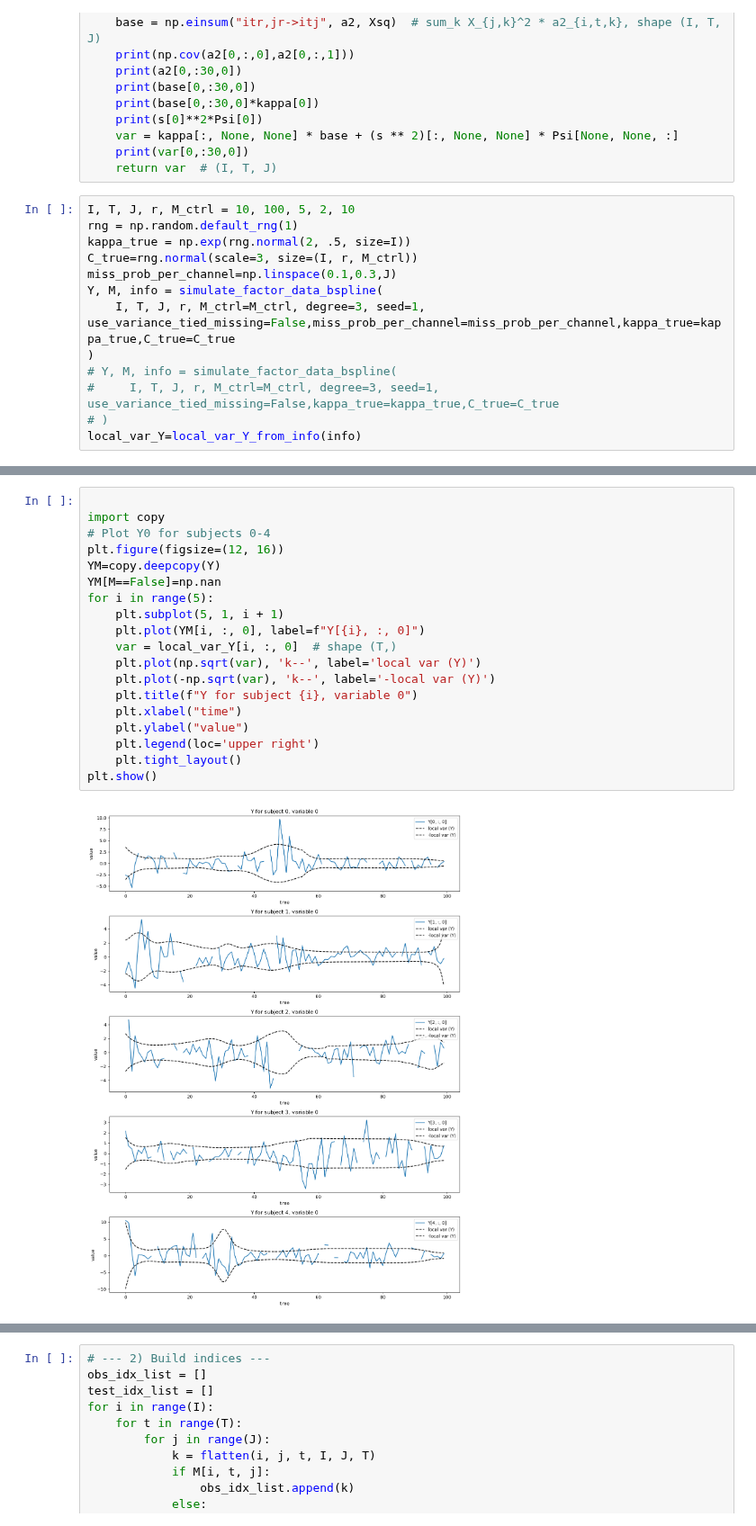
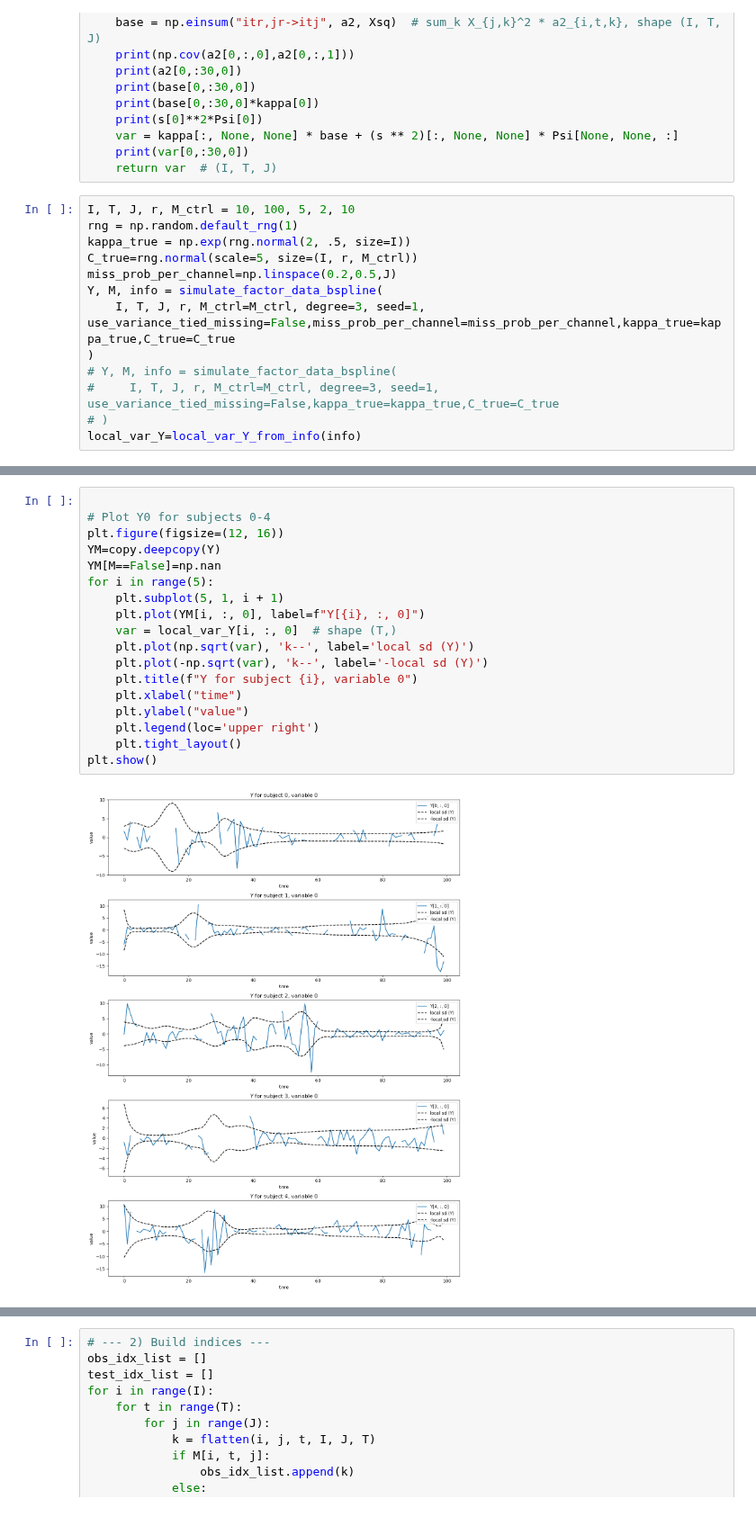
Before and after one commit to shookie13/latent_factor_conformal, a Jupyter notebook: run.ipynb, the cells around one changed output, grey strips where cells are left out. Shown at 90% size. Cells and saved outputs as stored; diff of their text form.

```diff
--- a/run.ipynb
+++ b/run.ipynb
@@ -44,8 +45,8 @@ def local_var_Y_from_info(info):
 I, T, J, r, M_ctrl = 10, 100, 5, 2, 10
 rng = np.random.default_rng(1)
 kappa_true = np.exp(rng.normal(2, .5, size=I))
-C_true=rng.normal(scale=3, size=(I, r, M_ctrl))
-miss_prob_per_channel=np.linspace(0.1,0.3,J)
+C_true=rng.normal(scale=5, size=(I, r, M_ctrl))
+miss_prob_per_channel=np.linspace(0.2,0.5,J)
 Y, M, info = simulate_factor_data_bspline(
     I, T, J, r, M_ctrl=M_ctrl, degree=3, seed=1, use_variance_tied_missing=False,miss_prob_per_channel=miss_prob_per_channel,kappa_true=kappa_true,C_true=C_true
 )
@@ -104,22 +89,21 @@ plt.show()
 # %%
 
-import copy
 # Plot Y0 for subjects 0-4
 plt.figure(figsize=(12, 16))
 YM=copy.deepcopy(Y)
 YM[M==False]=np.nan
 for i in range(5):
     plt.subplot(5, 1, i + 1)
     plt.plot(YM[i, :, 0], label=f"Y[{i}, :, 0]")
     var = local_var_Y[i, :, 0]  # shape (T,)
-    plt.plot(np.sqrt(var), 'k--', label='local var (Y)')
-    plt.plot(-np.sqrt(var), 'k--', label='-local var (Y)')
+    plt.plot(np.sqrt(var), 'k--', label='local sd (Y)')
+    plt.plot(-np.sqrt(var), 'k--', label='-local sd (Y)')
     plt.title(f"Y for subject {i}, variable 0")
     plt.xlabel("time")
     plt.ylabel("value")
     plt.legend(loc='upper right')
     plt.tight_layout()
 plt.show()
 # %% [output]
-[figure, old version]
+[figure, new version]
 # %%
```
Also changed, not shown: parts of 33 cells of this notebook, 8 other files.
